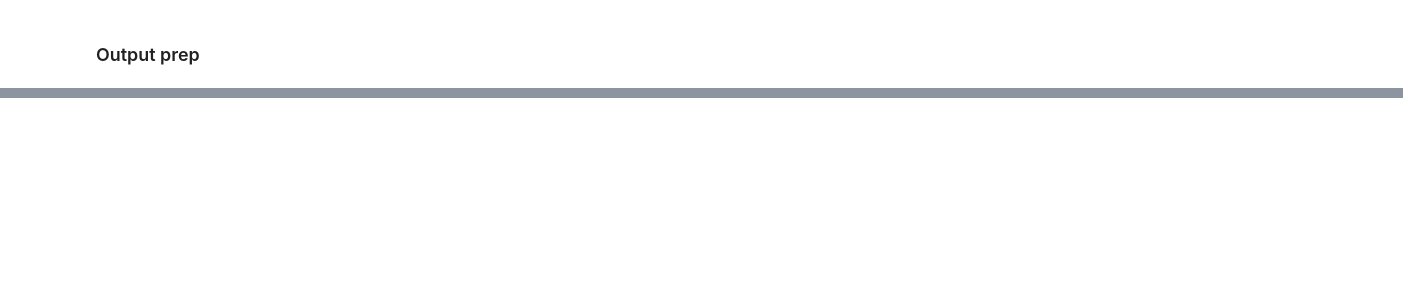
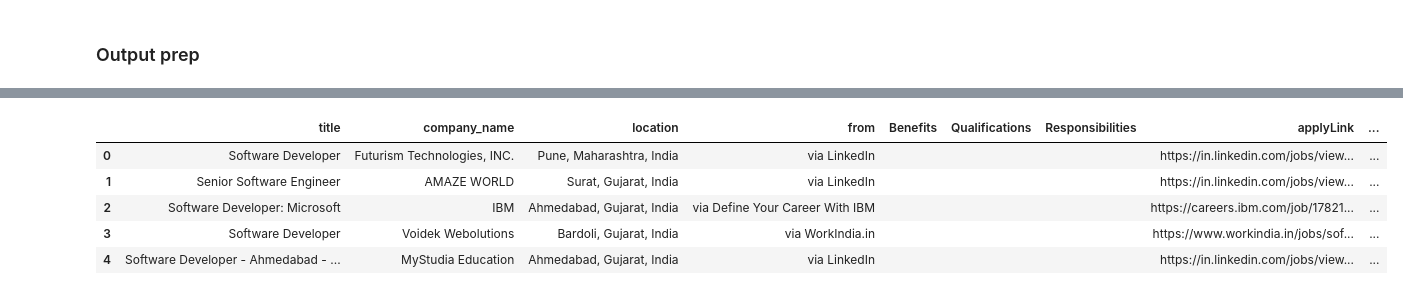
Before and after one commit to workhunters/python-stuff, a Jupyter notebook: data_cleaning.ipynb, the cells around one changed output, grey strips where cells are left out. Cells and saved outputs as stored; diff of their text form; code cells hidden in the pictures; blank space fills up the shorter version.

```diff
--- a/data_cleaning.ipynb
+++ b/data_cleaning.ipynb
@@ -220,8 +237,8 @@ qualification_params = {
 for i in range(27, 37):
     text = data['Qualifications'][i]
 #     print(text)
-    candidates = kw_extractor.extract_keywords(data['Qualifications'][i])
-    candidates = [candidate[0] for candidate in candidates]
+#     candidates = kw_extractor.extract_keywords(data['Qualifications'][i])
+#     candidates = [candidate[0] for candidate in candidates]
     keywords = kw_model_qualification.extract_keywords(text, **qualification_params)
 #                                          seed_keywords=seed_keywords,
 # #                                          candidates=candidates,
@@ -232,6 +249,7 @@ for i in range(27, 37):
 #                                          highlight=True,
 #                                          top_n=10)
 
+    break
     keywords_list= list(dict(keywords).keys())
     print("----------")
     print(keywords_list)
@@ -349,4 +311,5 @@ for i in range(27, 37):
     print('\n')
     print('\n')
     print('\n')
+    break
 # %% [output]
@@ -419,6 +370,7 @@ for i in range(27, 37):
     print('\n')
     print('\n')
     print('\n')
+    break
 # %% [output]
 ----------
 []
@@ -494,0 +396,10 @@ contributions paid time vacation ltd
+# %%
+display(data.head())
+data.to_csv("latest_data_to_server_1.csv", index=False)
+# %% [output]
+|  | title | company_name | location | from | Benefits | Qualifications | Responsibilities | applyLink | ... |
+| 0 | Software Developer | Futurism Technologies, INC. | Pune, Maharashtra, India | via LinkedIn |  |  |  | https://in.linkedin.com/jobs/view... | ... |
+| 1 | Senior Software Engineer | AMAZE WORLD | Surat, Gujarat, India | via LinkedIn |  |  |  | https://in.linkedin.com/jobs/view... | ... |
+| 2 | Software Developer: Microsoft | IBM | Ahmedabad, Gujarat, India | via Define Your Career With IBM |  |  |  | https://careers.ibm.com/job/17821... | ... |
+| 3 | Software Developer | Voidek Webolutions | Bardoli, Gujarat, India | via WorkIndia.in |  |  |  | https://www.workindia.in/jobs/sof... | ... |
+| 4 | Software Developer - Ahmedabad - ... | MyStudia Education | Ahmedabad, Gujarat, India | via LinkedIn |  |  |  | https://in.linkedin.com/jobs/view... | ... |
```
Also changed, not shown: parts of 19 cells of this notebook, 1 other file.
